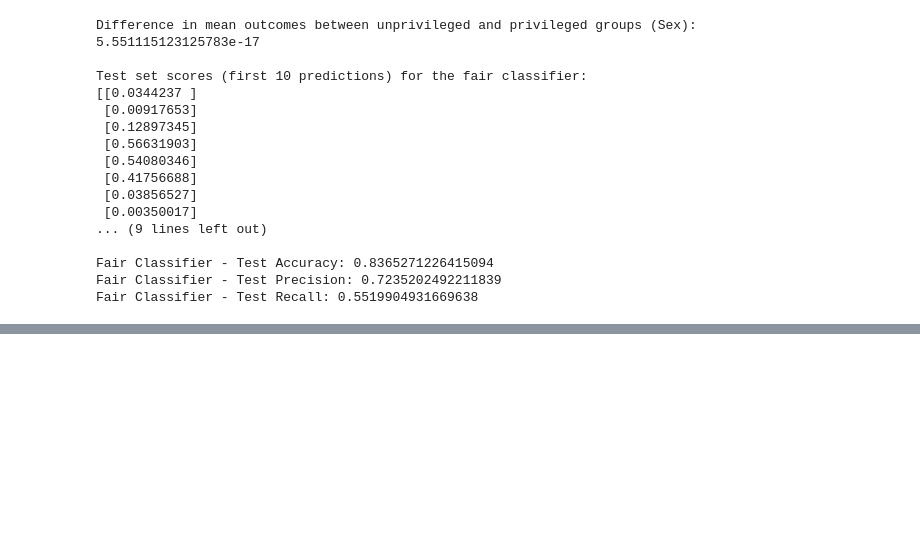
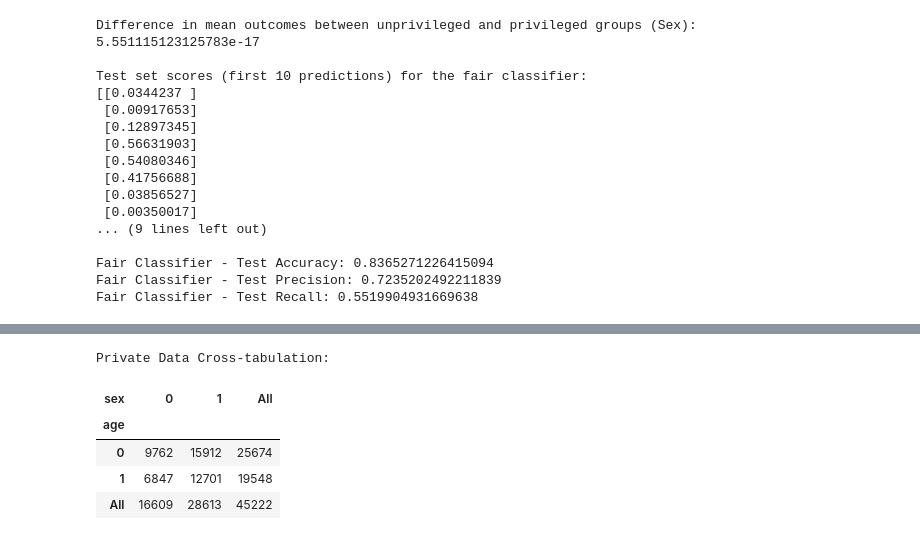
Before and after one commit to darkvador1/AI-Ethics, a Jupyter notebook: ethicsTest.ipynb, the cells around one changed output, grey strips where cells are left out. Saved outputs shown, nothing was run; the diff lists cells and outputs as text; code cells hidden in the pictures; blank space fills up the shorter version.

```diff
--- a/ethicsTest.ipynb
+++ b/ethicsTest.ipynb
@@ -234,0 +396,10 @@ Fair Classifier - Test Recall: 0.5519904931669638
+# %%
+print("\nPrivate Data Cross-tabulation:")
+pd.DataFrame(private_crosstab)
+# %% [output]
+Private Data Cross-tabulation:
+| sex | 0 | 1 | All |
+| age |  |  |  |
+| 0 | 9762 | 15912 | 25674 |
+| 1 | 6847 | 12701 | 19548 |
+| All | 16609 | 28613 | 45222 |
```
Also changed, not shown: parts of 10 cells of this notebook, 2 other files.
